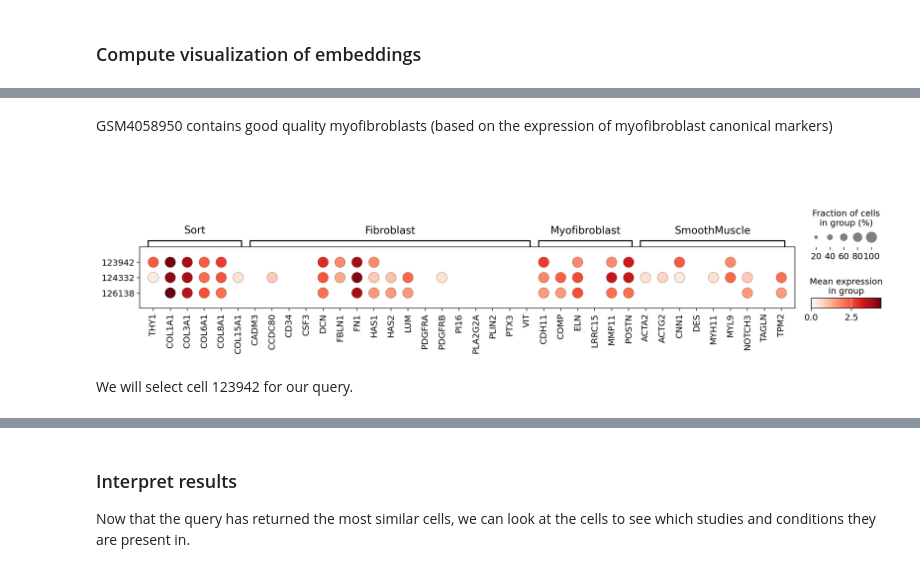
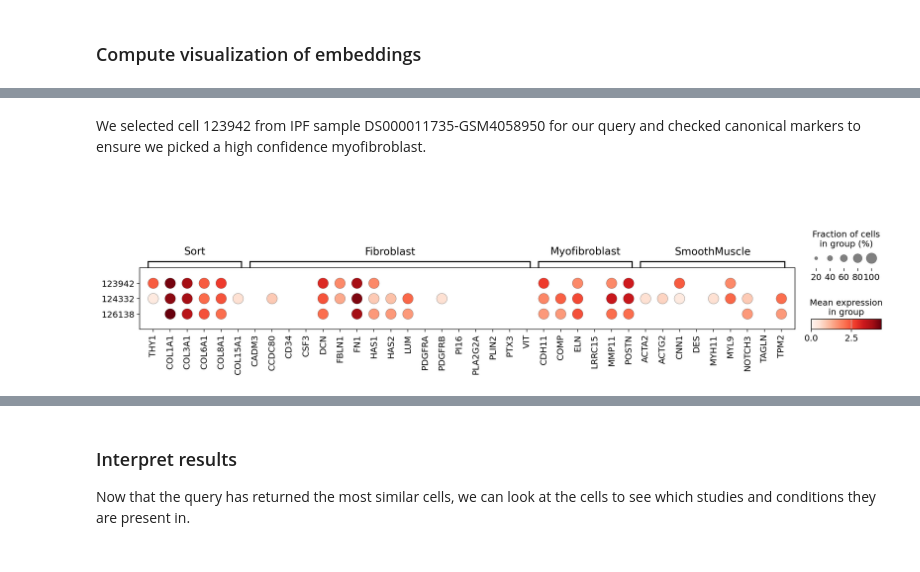
Before and after one commit to Genentech/scimilarity, a Jupyter notebook: docs/notebooks/cell_search_tutorial_1.ipynb, the cells around one changed output, grey strips where cells are left out. Drawn from its saved outputs; the diff is of its cells as text; code cells hidden in the pictures.

```diff
--- a/docs/notebooks/cell_search_tutorial_1.ipynb
+++ b/docs/notebooks/cell_search_tutorial_1.ipynb
@@ -119,16 +95,16 @@ sc.pl.dotplot(adams_myofib, var_names = marker_list, groupby = 'sample', var_gro
-# %% [markdown]
-GSM4058950 contains good quality myofibroblasts (based on the expression of myofibroblast canonical markers)
-# %%
-subsample = adams_myofib[adams_myofib.obs['sample'] == 'DS000011735-GSM4058950'].copy()
-subsample.obs['cell_id'] = subsample.obs.index
-
-fig, axes = plt.subplots(1,1, figsize = (15,4))
-sc.pl.dotplot(subsample, var_names = marker_list, groupby = 'cell_id', var_group_rotation = 0, ax = axes, show = False)
-fig.tight_layout()
-# %% [output]
-[figure]
 # %% [markdown]
-We will select cell 123942 for our query.
+We selected cell 123942 from IPF sample DS000011735-GSM4058950 for our query and checked canonical markers to ensure we picked a high confidence myofibroblast.
+# %%
+adams_ipf = adams[adams.obs['Disease'] == 'IPF'].copy()
+adams_myofib = adams_ipf[adams_ipf.obs['celltype_name'] == 'myofibroblast cell'].copy()
+subsample = adams_myofib[adams_myofib.obs['sample'] == 'DS000011735-GSM4058950'].copy()
+subsample.obs['cell_id'] = subsample.obs.index
+
+fig, axes = plt.subplots(1,1, figsize = (15,4))
+sc.pl.dotplot(subsample, var_names = marker_list, groupby = 'cell_id', var_group_rotation = 0, ax = axes, show = False)
+fig.tight_layout()
+# %% [output]
+[figure]
 # %%
 used_in_query = adams.obs.index == '123942'
 adams.obs['used_in_query'] = used_in_query.astype(int)
```
Also changed, not shown: parts of 26 cells of this notebook, 1 other file.
